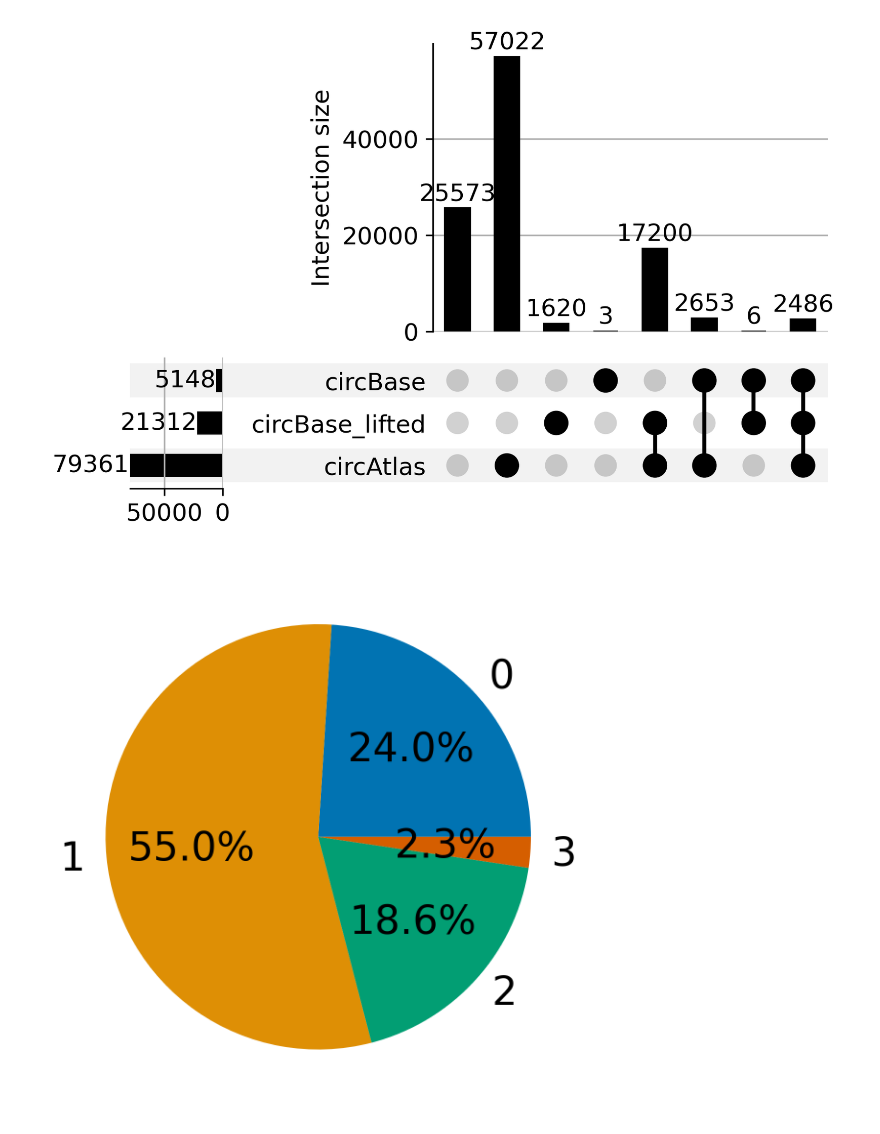
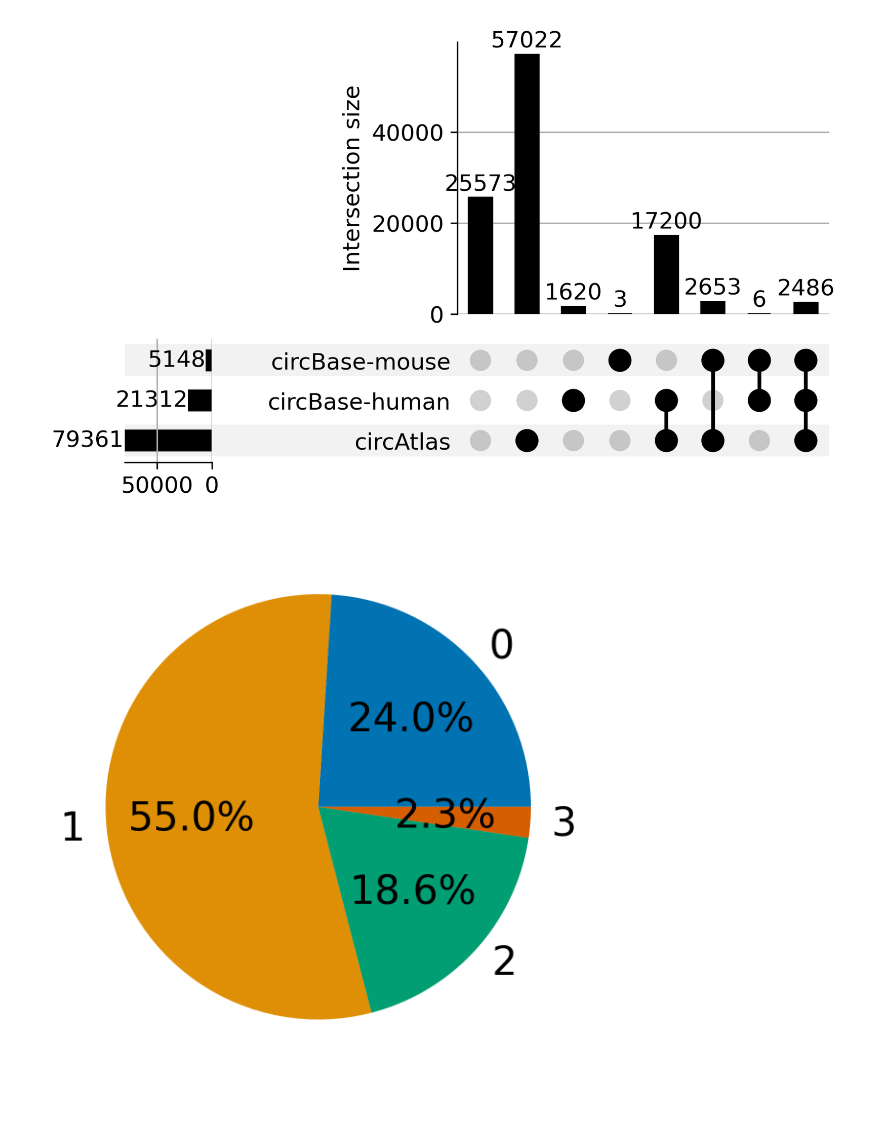
Before and after one commit to nictru/bsc-thesis, a Jupyter notebook: data/annotation.ipynb, the cells around one changed output. Drawn from its saved outputs; the diff is of its cells as text; code cells hidden in the pictures.

Commit message:
Update database upset plot

```diff
--- a/data/annotation.ipynb
+++ b/data/annotation.ipynb
@@ -18,13 +18,21 @@ df = pd.read_csv('dea/annotation.bed', sep="\t", header=None, names=['chr', 'sta
 plt.rcParams.update({'font.size': 12})
 # %%
 databases = df["database"].str.split(",").map(lambda x: [i.split(":")[0] for i in x]).map(lambda x: list(set([i for i in x if i != "." and not i.startswith("ENS")])))
+
+mapping = {
+    "circBase": "circBase-mouse",
+    "circBase_lifted": "circBase-human",
+    "circAtlas": "circAtlas"
+}
+databases = databases.map(lambda x: [mapping.get(i, i) for i in x])
+
 plotdata = from_memberships(databases)
 upset = UpSet(plotdata, subset_size="count", show_counts=True)
 upset.plot()
 plt.savefig("../chapters/4_results_and_discussion/figures/detection/database_upset.png")
 #plt.close()
 # %% [output]
-[figure, old version]
+[figure, new version]
 # %%
 plt.rcParams.update({'font.size': 20})
 # %%
```
Also changed, not shown: 2 other files.
